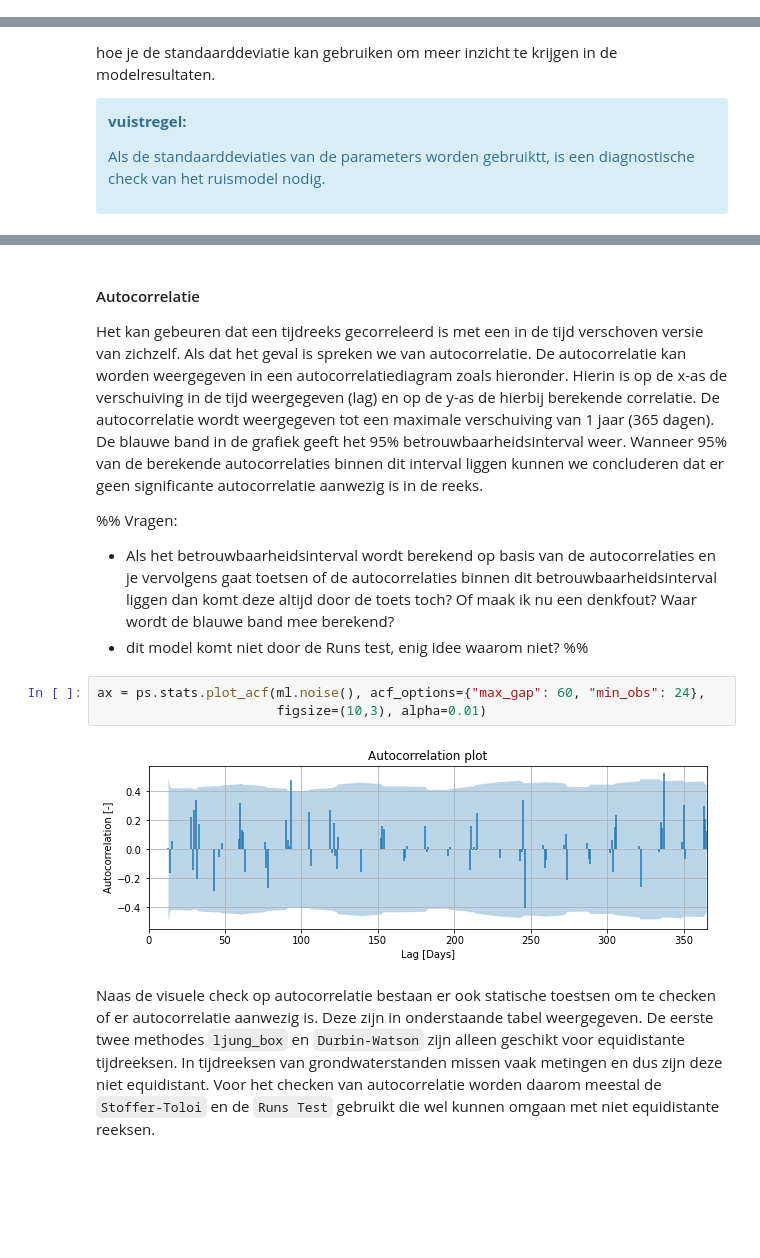
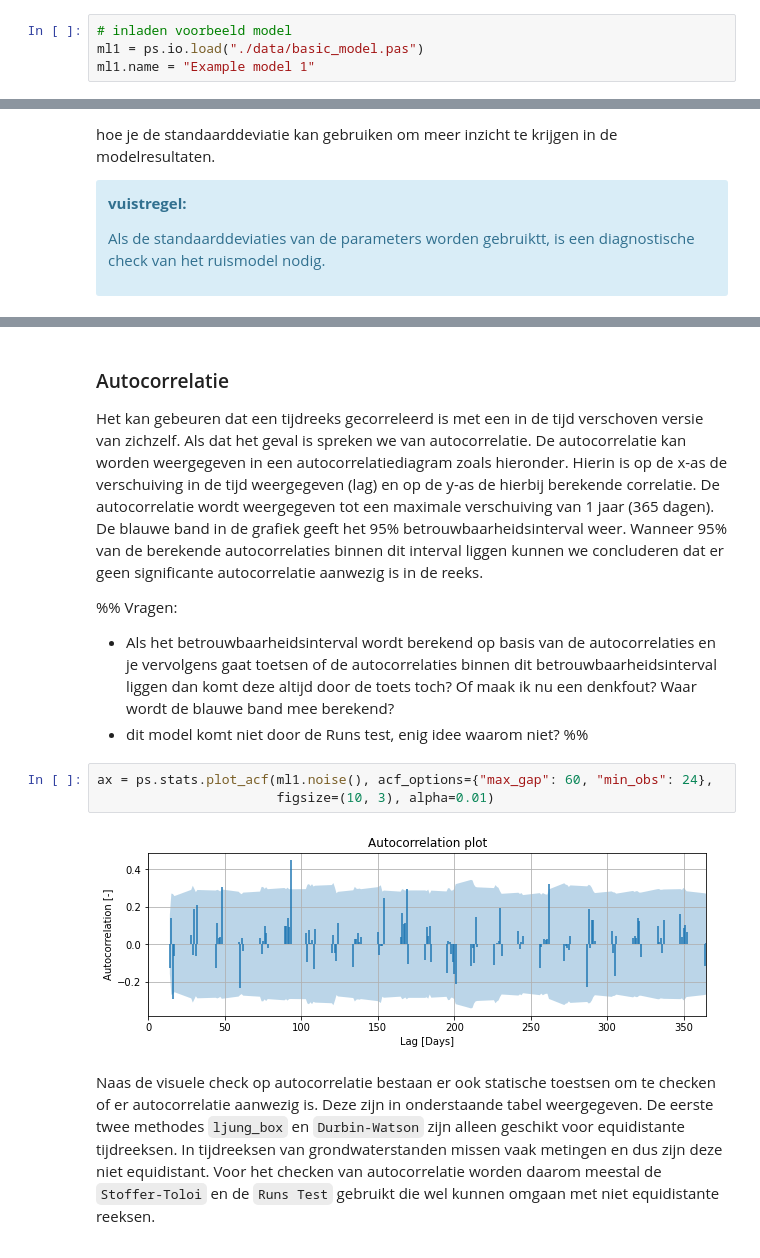
Before and after one commit to ArtesiaWater/stowa_handleiding_tijdreeksanalyse, a Jupyter notebook: beoordeling/beoordeling.ipynb, the cells around one changed output, grey strips where cells are left out. Saved outputs shown, nothing was run; the diff lists cells and outputs as text; blank space fills up the shorter version.

```diff
--- a/beoordeling/beoordeling.ipynb
+++ b/beoordeling/beoordeling.ipynb
@@ -138,0 +75,4 @@ ax.grid()
+# %%
+# inladen voorbeeld model
+ml1 = ps.io.load("./data/basic_model.pas")
+ml1.name = "Example model 1"
@@ -420,7 +326,7 @@ Nog wat vragen:
 - klopt het wel wat ik zeg over het accepteren van de nulhypothese maar het niet verwerpen van de alternatieve hypothese?
 %%
 # %% [markdown]
-#### Autocorrelatie
+### Autocorrelatie
 
 Het kan gebeuren dat een tijdreeks gecorreleerd is met een in de tijd verschoven versie van zichzelf. Als dat het geval is spreken we van autocorrelatie. De autocorrelatie kan worden weergegeven in een autocorrelatiediagram zoals hieronder. Hierin is op de x-as de verschuiving in de tijd weergegeven (lag) en op de y-as de hierbij berekende correlatie. De autocorrelatie wordt weergegeven tot een maximale verschuiving van 1 jaar (365 dagen). De blauwe band in de grafiek geeft het 95% betrouwbaarheidsinterval weer. Wanneer 95% van de berekende autocorrelaties binnen dit interval liggen kunnen we concluderen dat er geen significante autocorrelatie aanwezig is in de reeks.
 
@@ -431,10 +337,10 @@ Het kan gebeuren dat een tijdreeks gecorreleerd is met een in de tijd verschoven
 - dit model komt niet door de Runs test, enig idee waarom niet?
 %%
 # %%
-ax = ps.stats.plot_acf(ml.noise(), acf_options={"max_gap": 60, "min_obs": 24},
-                       figsize=(10,3), alpha=0.01)
+ax = ps.stats.plot_acf(ml1.noise(), acf_options={"max_gap": 60, "min_obs": 24},
+                       figsize=(10, 3), alpha=0.01)
 # %% [output]
-[figure, old version]
+[figure, new version]
 # %% [markdown]
 
 
```
Also changed, not shown: parts of 65 cells of this notebook.
